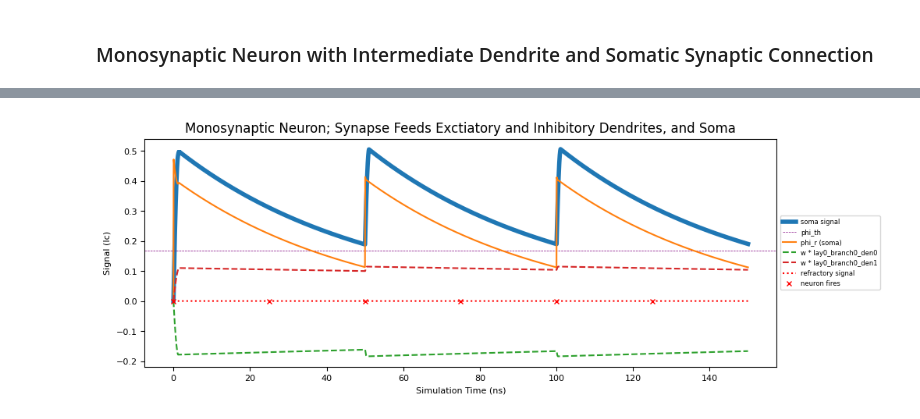
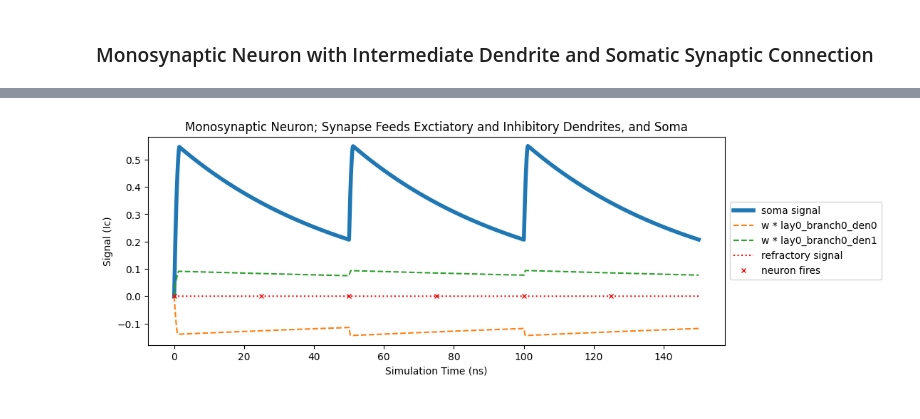
Before and after one commit to ryangitsit/sim_soens, a Jupyter notebook: library_tour.ipynb, the cells around one changed output, grey strips where cells are left out. Cells and saved outputs as stored; diff of their text form; code cells hidden in the pictures.

```diff
--- a/library_tour.ipynb
+++ b/library_tour.ipynb
@@ -209,11 +301,17 @@ self_feed.plot_neuron_activity(net,title=title,phir=True,input=input)
 # %%
-# Synapse feeds 1E, 1I, and soma
-mono_plus_minus = NeuralZoo(type='mono_plus_minus',**default_neuron_params)
+# here we synaptic connecitons at the somatic layer and twice at the first dendritic layer
+# all from one synapse
+syn_struct = [[[[1]],[[.8,.9]]]]
+w = [[[-.4,.2]]]
+mono_plus_minus = NeuralZoo(type='custom',synaptic_structure=syn_struct,weights=w,s_th=1)
+
+# manually adding input to each knowen synapse
 mono_plus_minus.synapses[0][1][0][0].add_input(input.signals[0])
 mono_plus_minus.synapses[0][1][0][1].add_input(input.signals[0])
 mono_plus_minus.synapses[0][0][0][0].add_input(input.signals[0])
+
 net = network(sim=True,dt=.01,tf=150,nodes=[mono_plus_minus])
 title = "Monosynaptic Neuron; Synapse Feeds Exctiatory and Inhibitory Dendrites, and Soma"
-mono_plus_minus.plot_neuron_activity(net,title=title,input=input,phir=True)
+mono_plus_minus.plot_neuron_activity(net,title=title,input=input)
 # %% [output]
-[figure, old version]
+[figure, new version]
```
Also changed, not shown: parts of 47 cells of this notebook, 15 other files.
